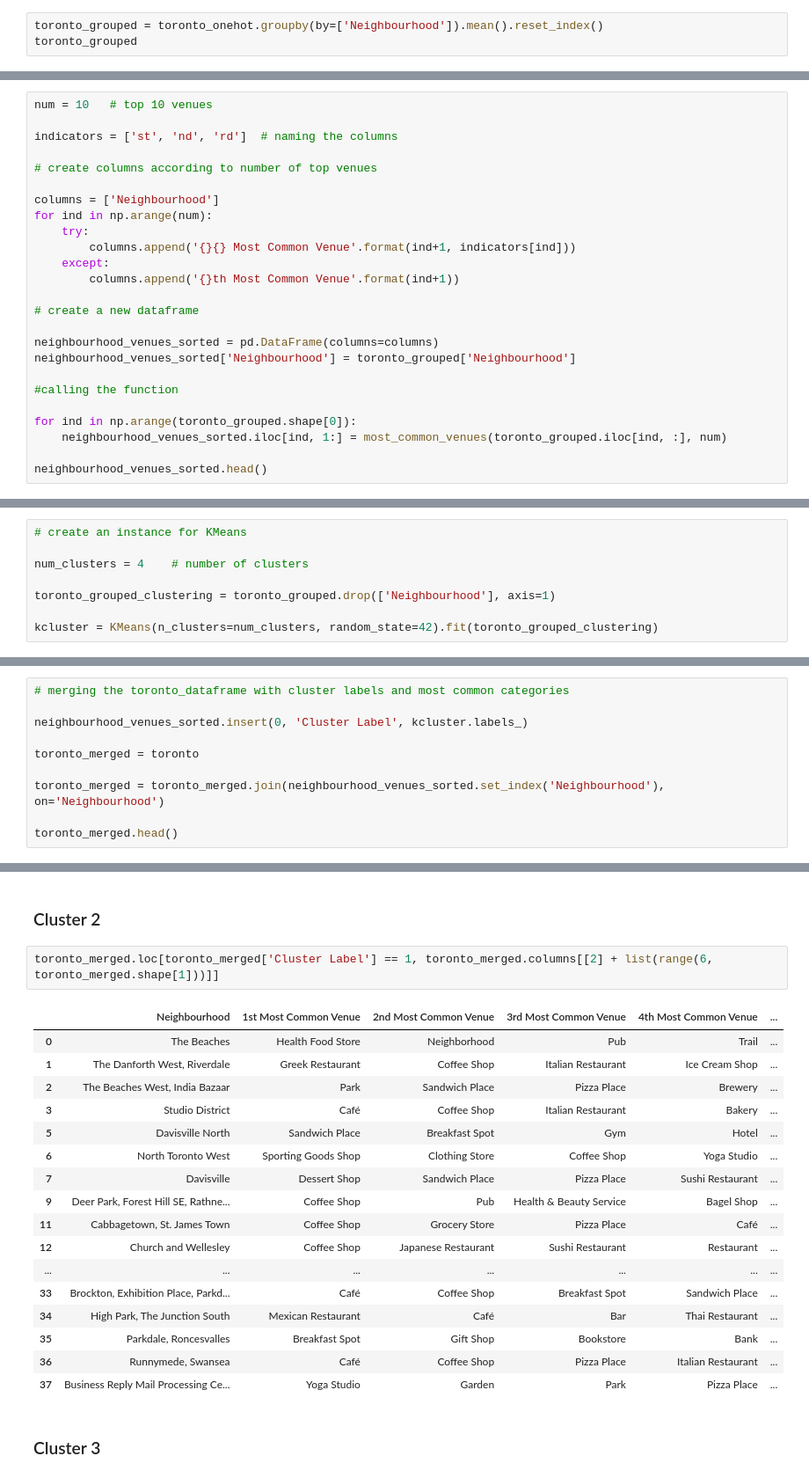
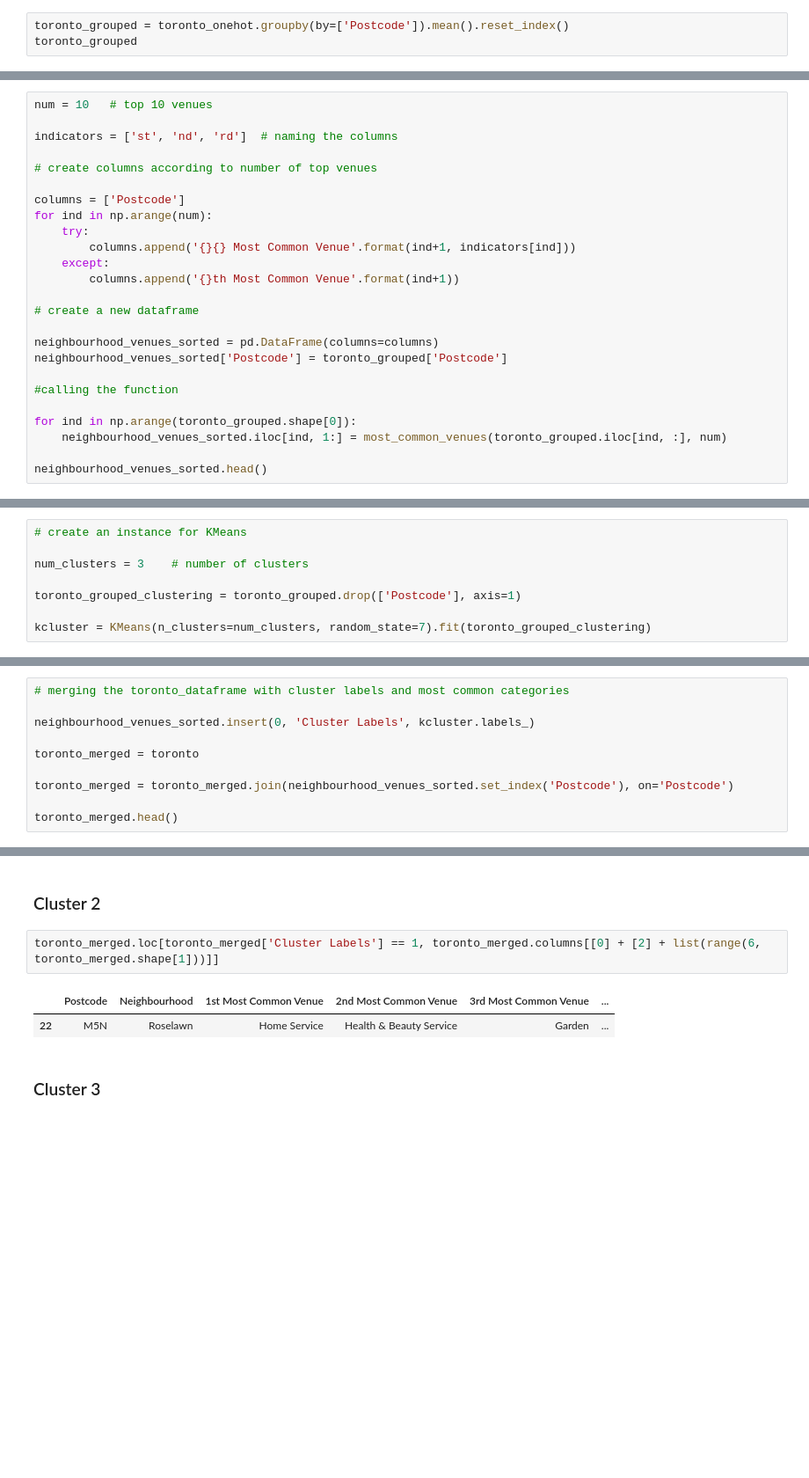
Before and after one commit to kavinthangaraj/Coursera_capstone, a Jupyter notebook: Toronto_data.ipynb, the cells around one changed output, grey strips where cells are left out. Shown at 88% size. Drawn from its saved outputs; the diff is of its cells as text; blank space fills up the shorter version.

Commit message:
added Toronto neighbourhood clustering based on common venues from Foursquare

```diff
--- a/Toronto_data.ipynb
+++ b/Toronto_data.ipynb
@@ -527,6 +528,6 @@ toronto_onehot.head()
 # %% [markdown]
 Now, we group the neighbourhood and analyze the frequency (popularity) of each category in that particular neighbourhood
 # %%
-toronto_grouped = toronto_onehot.groupby(by=['Neighbourhood']).mean().reset_index()
+toronto_grouped = toronto_onehot.groupby(by=['Postcode']).mean().reset_index()
 toronto_grouped
 # %% [output]
@@ -568,7 +569,7 @@ indicators = ['st', 'nd', 'rd']  # naming the columns
 
 # create columns according to number of top venues
 
-columns = ['Neighbourhood']
+columns = ['Postcode']
 for ind in np.arange(num):
     try:
         columns.append('{}{} Most Common Venue'.format(ind+1, indicators[ind]))
@@ -578,7 +579,7 @@ for ind in np.arange(num):
 # create a new dataframe
 
 neighbourhood_venues_sorted = pd.DataFrame(columns=columns)
-neighbourhood_venues_sorted['Neighbourhood'] = toronto_grouped['Neighbourhood']
+neighbourhood_venues_sorted['Postcode'] = toronto_grouped['Postcode']
 
 #calling the function
 
@@ -603,11 +604,11 @@ from sklearn.cluster import KMeans
 # %%
 # create an instance for KMeans
 
-num_clusters = 4    # number of clusters
+num_clusters = 3    # number of clusters
 
-toronto_grouped_clustering = toronto_grouped.drop(['Neighbourhood'], axis=1)
+toronto_grouped_clustering = toronto_grouped.drop(['Postcode'], axis=1)
 
-kcluster = KMeans(n_clusters=num_clusters, random_state=42).fit(toronto_grouped_clustering)
+kcluster = KMeans(n_clusters=num_clusters, random_state=7).fit(toronto_grouped_clustering)
 # %%
 kcluster.labels_
 # %% [output]
@@ -616,11 +617,11 @@ array([1, 1, 1, 1, 1, 1, 1, 1, 1, 1, 1, 1, 1, 1, 1, 1, 1, 0, 1, 1, 1, 1,
 # %%
 # merging the toronto_dataframe with cluster labels and most common categories
 
-neighbourhood_venues_sorted.insert(0, 'Cluster Label', kcluster.labels_)
+neighbourhood_venues_sorted.insert(0, 'Cluster Labels', kcluster.labels_)
 
 toronto_merged = toronto
 
-toronto_merged = toronto_merged.join(neighbourhood_venues_sorted.set_index('Neighbourhood'), on='Neighbourhood')
+toronto_merged = toronto_merged.join(neighbourhood_venues_sorted.set_index('Postcode'), on='Postcode')
 
 toronto_merged.head()
 # %% [output]
@@ -682,25 +696,10 @@ toronto_merged.loc[toronto_merged['Cluster Label'] == 0, toronto_merged.columns[
 # %% [markdown]
 ### Cluster 2
 # %%
-toronto_merged.loc[toronto_merged['Cluster Label'] == 1, toronto_merged.columns[[2] + list(range(6, toronto_merged.shape[1]))]]
+toronto_merged.loc[toronto_merged['Cluster Labels'] == 1, toronto_merged.columns[[0] + [2] + list(range(6, toronto_merged.shape[1]))]]
 # %% [output]
-|  | Neighbourhood | 1st Most Common Venue | 2nd Most Common Venue | 3rd Most Common Venue | 4th Most Common Venue | ... |
-| 0 | The Beaches | Health Food Store | Neighborhood | Pub | Trail | ... |
-| 1 | The Danforth West, Riverdale | Greek Restaurant | Coffee Shop | Italian Restaurant | Ice Cream Shop | ... |
-| 2 | The Beaches West, India Bazaar | Park | Sandwich Place | Pizza Place | Brewery | ... |
-| 3 | Studio District | Café | Coffee Shop | Italian Restaurant | Bakery | ... |
-| 5 | Davisville North | Sandwich Place | Breakfast Spot | Gym | Hotel | ... |
-| 6 | North Toronto West | Sporting Goods Shop | Clothing Store | Coffee Shop | Yoga Studio | ... |
-| 7 | Davisville | Dessert Shop | Sandwich Place | Pizza Place | Sushi Restaurant | ... |
-| 9 | Deer Park, Forest Hill SE, Rathne... | Coffee Shop | Pub | Health & Beauty Service | Bagel Shop | ... |
-| 11 | Cabbagetown, St. James Town | Coffee Shop | Grocery Store | Pizza Place | Café | ... |
-| 12 | Church and Wellesley | Coffee Shop | Japanese Restaurant | Sushi Restaurant | Restaurant | ... |
-| ... | ... | ... | ... | ... | ... | ... |
-| 33 | Brockton, Exhibition Place, Parkd... | Café | Coffee Shop | Breakfast Spot | Sandwich Place | ... |
-| 34 | High Park, The Junction South | Mexican Restaurant | Café | Bar | Thai Restaurant | ... |
-| 35 | Parkdale, Roncesvalles | Breakfast Spot | Gift Shop | Bookstore | Bank | ... |
-| 36 | Runnymede, Swansea | Café | Coffee Shop | Pizza Place | Italian Restaurant | ... |
-| 37 | Business Reply Mail Processing Ce... | Yoga Studio | Garden | Park | Pizza Place | ... |
+|  | Postcode | Neighbourhood | 1st Most Common Venue | 2nd Most Common Venue | 3rd Most Common Venue | ... |
+| 22 | M5N | Roselawn | Home Service | Health & Beauty Service | Garden | ... |
 # %% [markdown]
 ### Cluster 3
 # %%
```
Also changed, not shown: parts of 20 cells of this notebook.
